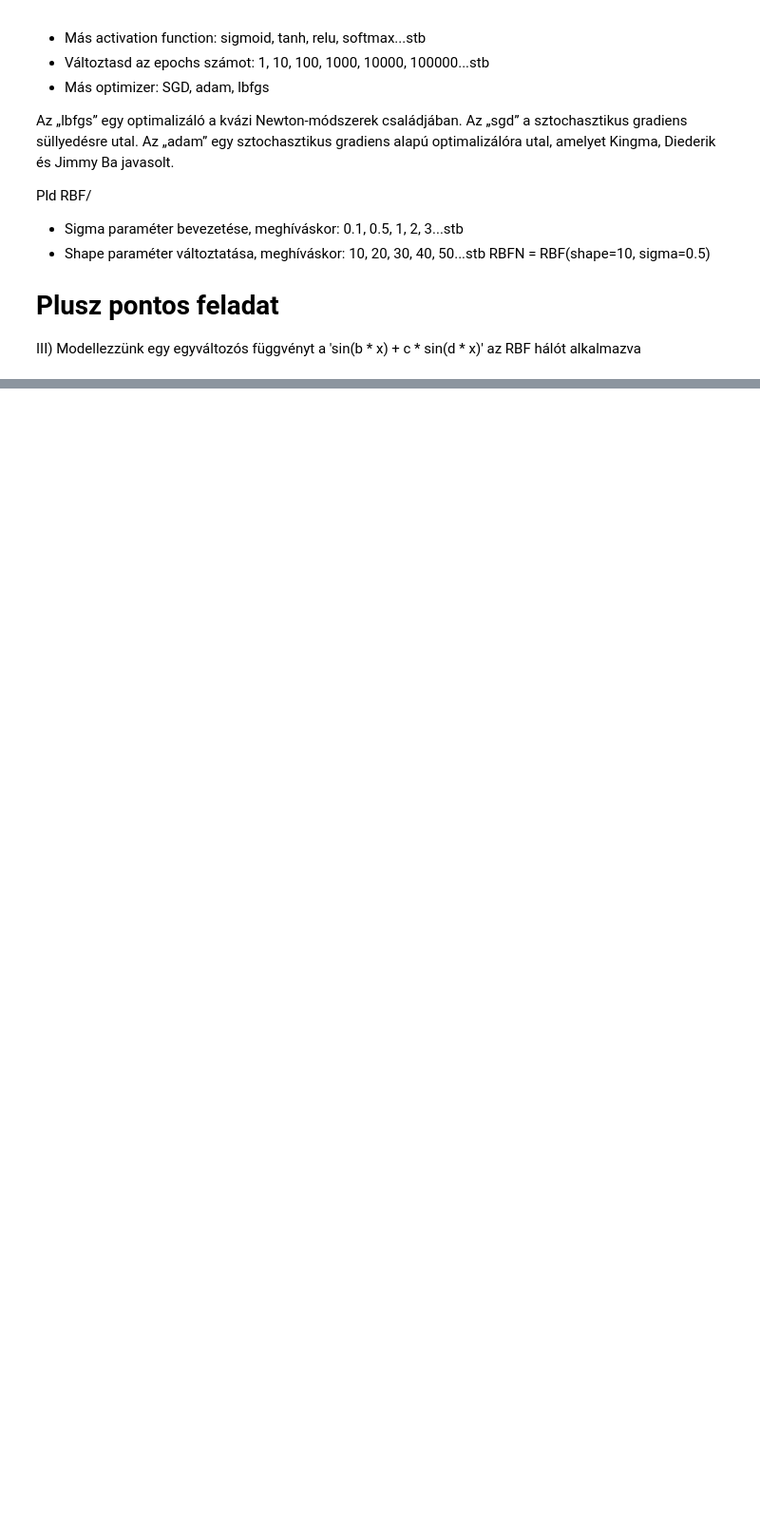
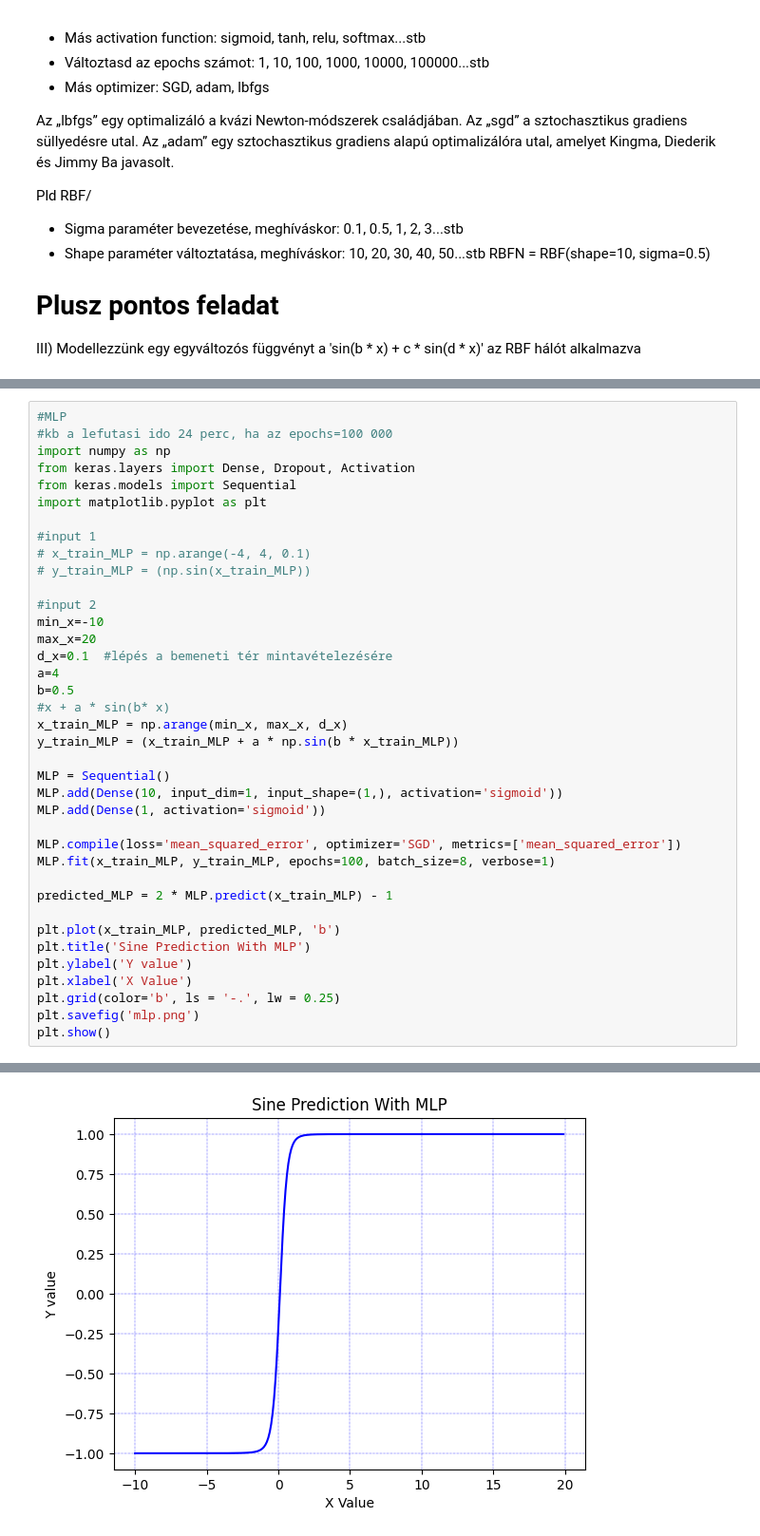
Before and after one commit to Actulus/MI, a Jupyter notebook: lab5/Lab5_RBF.ipynb, the cells around one changed output, grey strips where cells are left out. Shown at 95% size. Drawn from its saved outputs; the diff is of its cells as text; blank space fills up the shorter version.

```diff
--- a/lab5/Lab5_RBF.ipynb
+++ b/lab5/Lab5_RBF.ipynb
@@ -210,0 +229,39 @@ plt.show()
+# %%
+#MLP
+#kb a lefutasi ido 24 perc, ha az epochs=100 000
+import numpy as np
+from keras.layers import Dense, Dropout, Activation
+from keras.models import Sequential
+import matplotlib.pyplot as plt
+
+#input 1
+# x_train_MLP = np.arange(-4, 4, 0.1)
+# y_train_MLP = (np.sin(x_train_MLP))
+
+#input 2
+min_x=-10
+max_x=20
+d_x=0.1  #lépés a bemeneti tér mintavételezésére
+a=4
+b=0.5
+#x + a * sin(b* x)
+x_train_MLP = np.arange(min_x, max_x, d_x)
+y_train_MLP = (x_train_MLP + a * np.sin(b * x_train_MLP))
+
+MLP = Sequential()
+MLP.add(Dense(10, input_dim=1, input_shape=(1,), activation='sigmoid'))
+MLP.add(Dense(1, activation='sigmoid'))
+
+MLP.compile(loss='mean_squared_error', optimizer='SGD', metrics=['mean_squared_error'])
+MLP.fit(x_train_MLP, y_train_MLP, epochs=100, batch_size=8, verbose=1)
+
+predicted_MLP = 2 * MLP.predict(x_train_MLP) - 1
+
+plt.plot(x_train_MLP, predicted_MLP, 'b')
+plt.title('Sine Prediction With MLP')
+plt.ylabel('Y value')
+plt.xlabel('X Value')
+plt.grid(color='b', ls = '-.', lw = 0.25)
+plt.savefig('mlp.png')
+plt.show()
+# %% [output]
@@ -210,0 +285 @@ plt.show()
+[figure, added]
```
Also changed, not shown: parts of 5 cells of this notebook.
